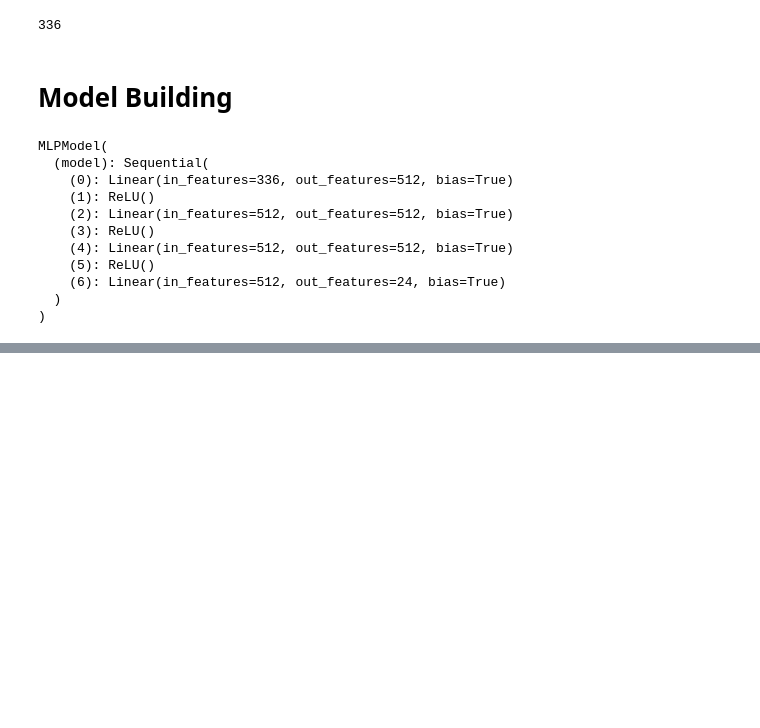
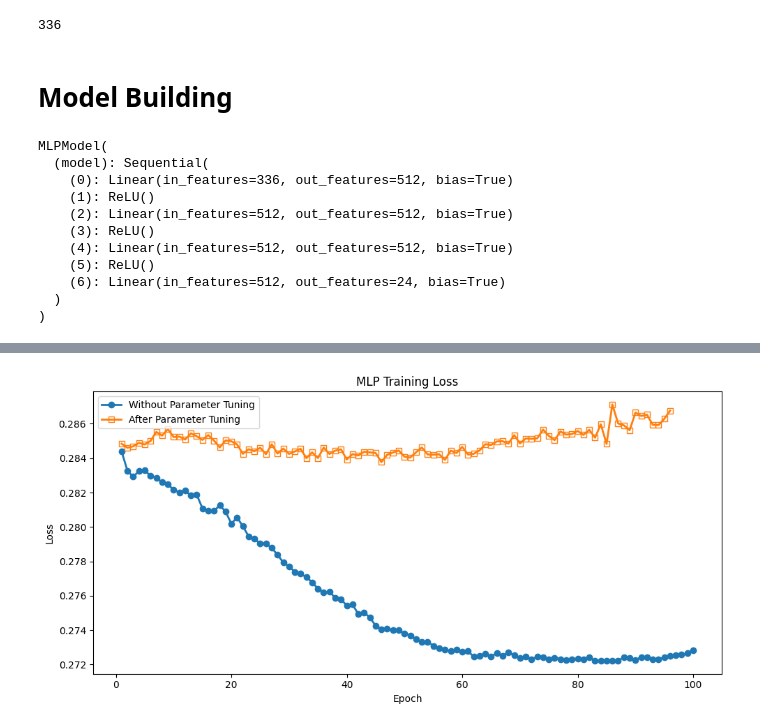
Before and after one commit to HongyuLii/energy-prediction, a Jupyter notebook: pytorch/mlp_pipeline.ipynb, the cells around one changed output, grey strips where cells are left out. Saved outputs shown, nothing was run; the diff lists cells and outputs as text; code cells hidden in the pictures; blank space fills up the shorter version.

```diff
--- a/pytorch/mlp_pipeline.ipynb
+++ b/pytorch/mlp_pipeline.ipynb
@@ -124,9 +131,9 @@ trainer = ModelTrainer(
     features_eval_data=x_val_mlp,
     target_eval_data=y_val_mlp,
     device=device,
-    loss_fn=lambda pred, target: fluctuation_loss(pred, target, alpha=0.2)
+    loss_fn=lambda pred, target: fluctuation_loss(pred, target, alpha=0.31553243)
 )
 
 
-trainer.train(epochs=100, batch_size=32, patience=50, learning_rate=5e-4)
+trainer.train(epochs=100, batch_size=32, patience=50, learning_rate= 0.0001)
 # %% [output]
@@ -150,3 +157,75 @@ Early stopping triggered at epoch 54
+# %%
+loss_2 = trainer.history
+with open('MLP_Worst.csv', 'w') as f:
+    pd.DataFrame(loss_2).to_csv(f, index=False)
+# %%
+df = pd.read_csv('MLP_Best.csv')
+loss = df['eval_loss'].tolist()
+# %%
+import matplotlib.pyplot as plt
+
+def plot_loss_curves(
+    history1,
+    history2,
+    label1='Train Loss 1',
+    label2='Train Loss 2',
+    figsize=(8, 6),
+    fmt1='-',
+    fmt2='-',
+    title='Training Loss Curves',
+    xlabel='Epoch',
+    ylabel='Loss',
+    plot_kwargs1=None,
+    plot_kwargs2=None
+):
+    """
+    Plots two training loss curves on the same figure with adjustable format and size.
+
+    Parameters:
+    - history1: dict with key 'train_loss' containing loss values per epoch
+    - history2: dict with key 'train_loss' containing loss values per epoch
+    - label1: label for the first loss curve
+    - label2: label for the second loss curve
+    - figsize: tuple specifying figure size (width, height) in inches
+    - fmt1: format string for the first curve (e.g. '-', '--', 'o-')
+    - fmt2: format string for the second curve
+    - title: title of the plot
+    - xlabel: label for the x-axis
+    - ylabel: label for the y-axis
+    - plot_kwargs1: dict of additional keyword arguments for the first plt.plot call
+    - plot_kwargs2: dict of additional keyword arguments for the second plt.plot call
+    """
+    plot_kwargs1 = plot_kwargs1 or {}
+    plot_kwargs2 = plot_kwargs2 or {}
+
+    epochs1 = range(1, len(history1) + 1)
+    epochs2 = range(1, len(history2) + 1)
+
+    plt.figure(figsize=figsize)
+    plt.plot(epochs1, history1, fmt1, label=label1, **plot_kwargs1)
+    plt.plot(epochs2, history2, fmt2, label=label2, **plot_kwargs2)
+    plt.title(title)
+    plt.xlabel(xlabel)
+    plt.ylabel(ylabel)
+    plt.legend()
+    plt.tight_layout()
+    plt.show()
+
+
+plot_loss_curves(
+    loss,
+    loss_2,
+    label1='Without Parameter Tuning',
+    label2='After Parameter Tuning',
+    figsize=(10, 5),
+    fmt1='-o',
+    fmt2='-s',
+    title='MLP Training Loss',
+    plot_kwargs1={'linewidth':2},
+    plot_kwargs2={'linewidth':2, 'markerfacecolor':'none'}
+)
+# %% [output]
+[figure, added]
 # %%
 import optuna
 from MLP import MLPModel
```
Also changed, not shown: parts of 6 cells of this notebook, 5 other files.
